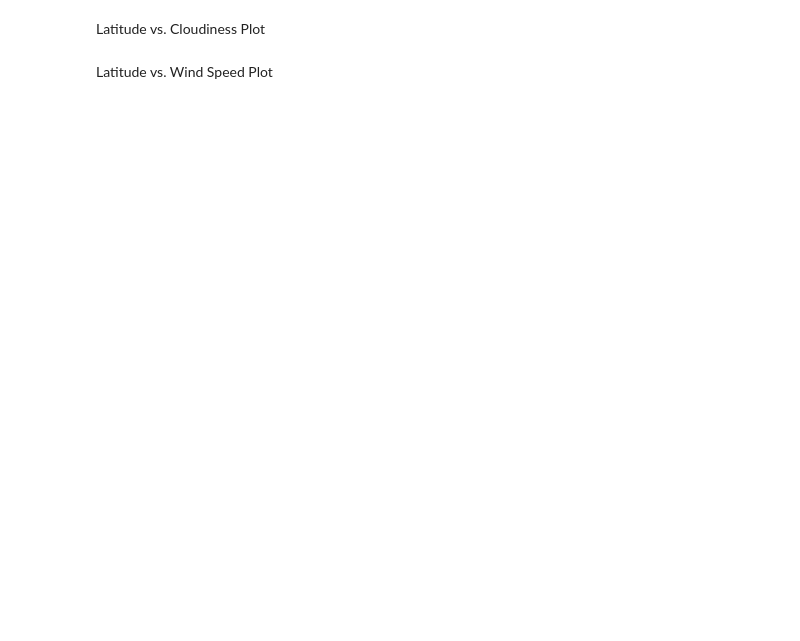
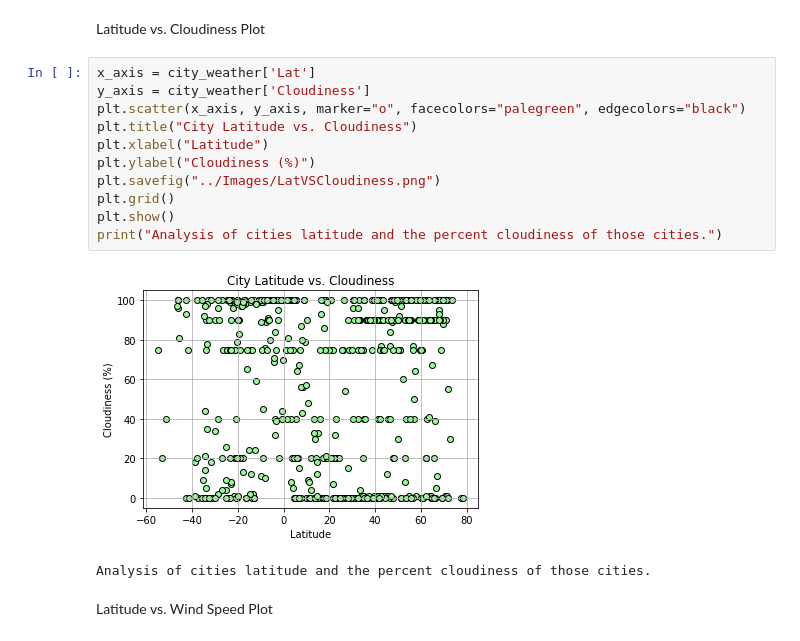
Before and after one commit to jrosedavis/Python-API-Challenge, a Jupyter notebook: WeatherPy/main HW6.ipynb, the cells around one changed output. Saved outputs shown, nothing was run; the diff lists cells and outputs as text; blank space fills up the shorter version.

```diff
--- a/WeatherPy/main HW6.ipynb
+++ b/WeatherPy/main HW6.ipynb
@@ -164,4 +246,18 @@ Latitude vs. Humidity Plot
 # %% [markdown]
 Latitude vs. Cloudiness Plot
+# %%
+x_axis = city_weather['Lat']
+y_axis = city_weather['Cloudiness']
+plt.scatter(x_axis, y_axis, marker="o", facecolors="palegreen", edgecolors="black")
+plt.title("City Latitude vs. Cloudiness")
+plt.xlabel("Latitude")
+plt.ylabel("Cloudiness (%)")
+plt.savefig("../Images/LatVSCloudiness.png")
+plt.grid()
+plt.show()
+print("Analysis of cities latitude and the percent cloudiness of those cities.")
+# %% [output]
+[figure, added]
+Analysis of cities latitude and the percent cloudiness of those cities.
 # %% [markdown]
 Latitude vs. Wind Speed Plot
```
Also changed, not shown: parts of 27 cells of this notebook, 14 other files.
